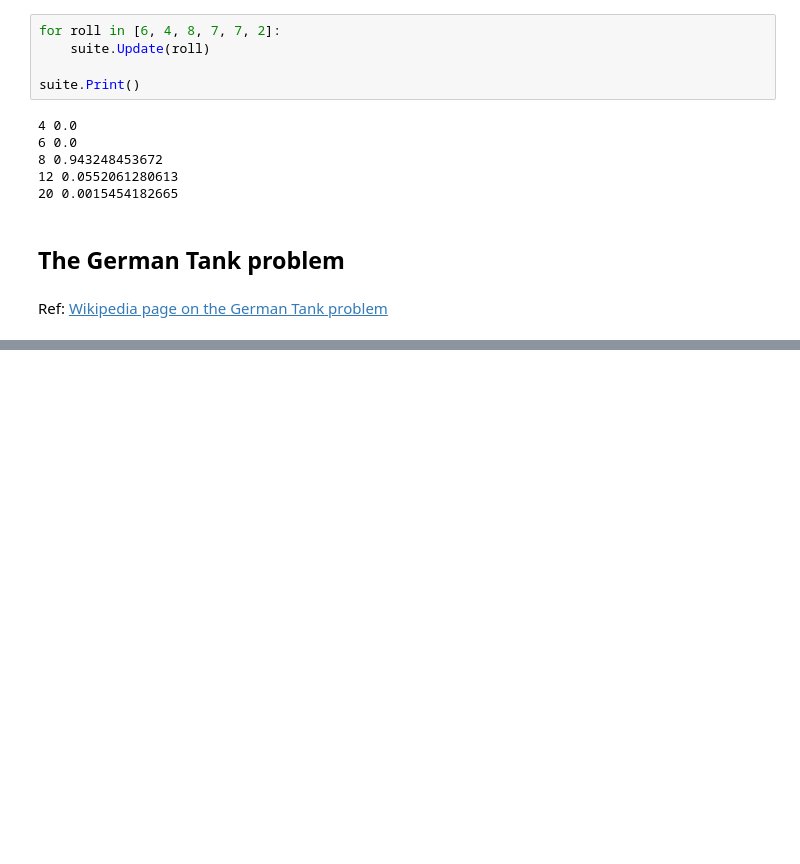
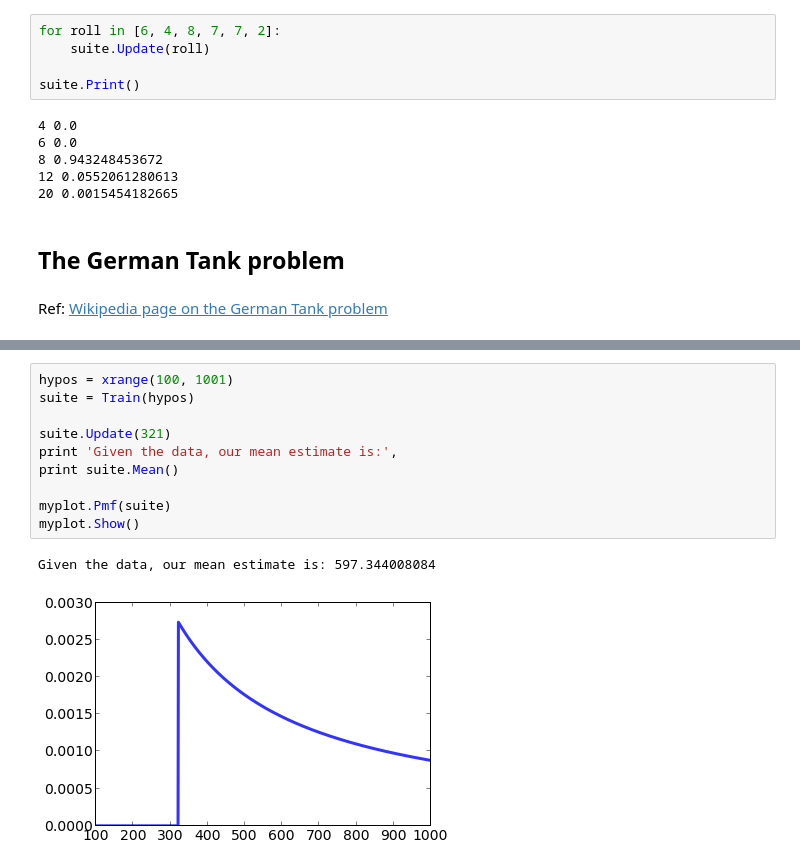
Before and after one commit to fperez/bayestut, a Jupyter notebook: Bayes-1.ipynb, the cells around one changed output, grey strips where cells are left out. Cells and saved outputs as stored; diff of their text form; blank space fills up the shorter version.

```diff
--- a/Bayes-1.ipynb
+++ b/Bayes-1.ipynb
@@ -119,0 +147,13 @@ Ref: [Wikipedia page on the German Tank problem](http://en.wikipedia.org/wiki/Ge
+# %%
+hypos = xrange(100, 1001)
+suite = Train(hypos)
+
+suite.Update(321)
+print 'Given the data, our mean estimate is:',
+print suite.Mean()
+
+myplot.Pmf(suite)
+myplot.Show()
+# %% [output]
+Given the data, our mean estimate is: 597.344008084
+[figure, added]
```
Also changed, not shown: parts of 4 cells of this notebook.
